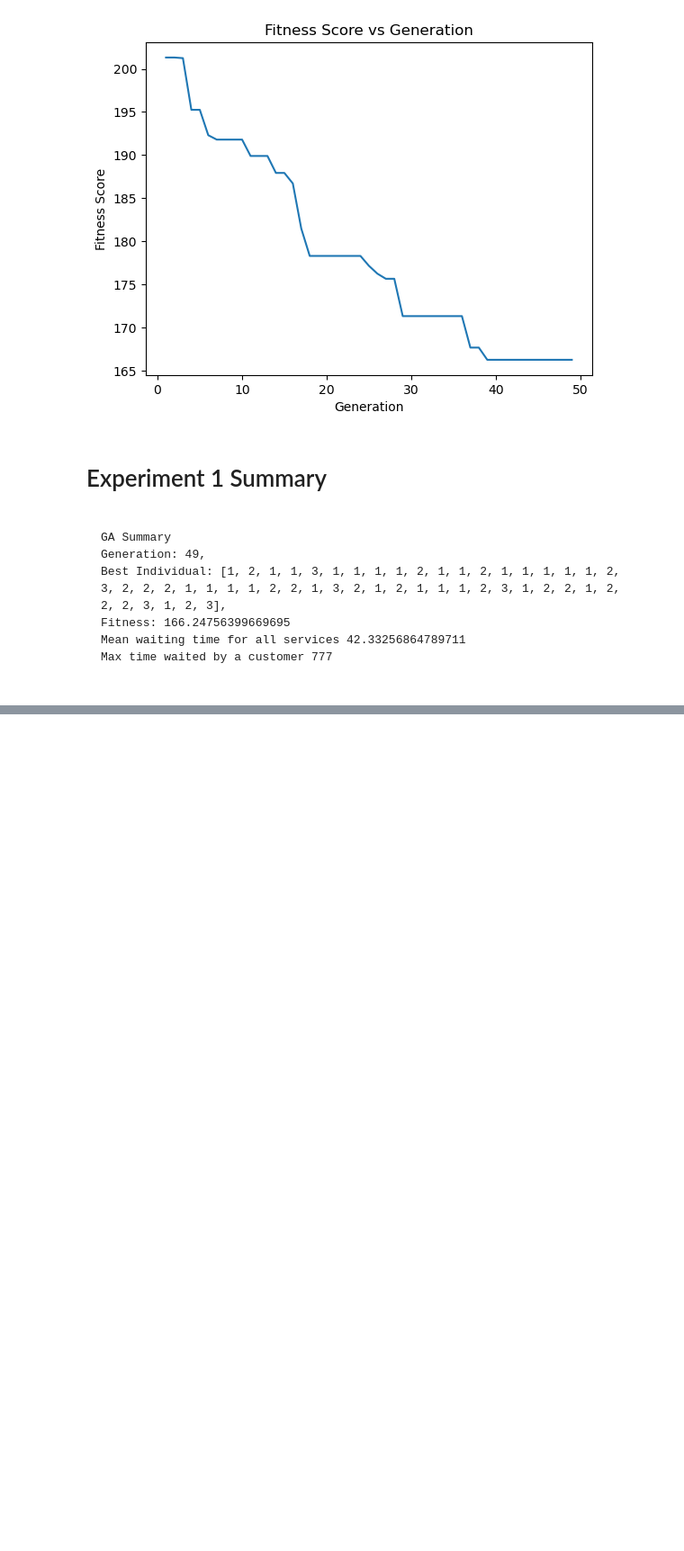
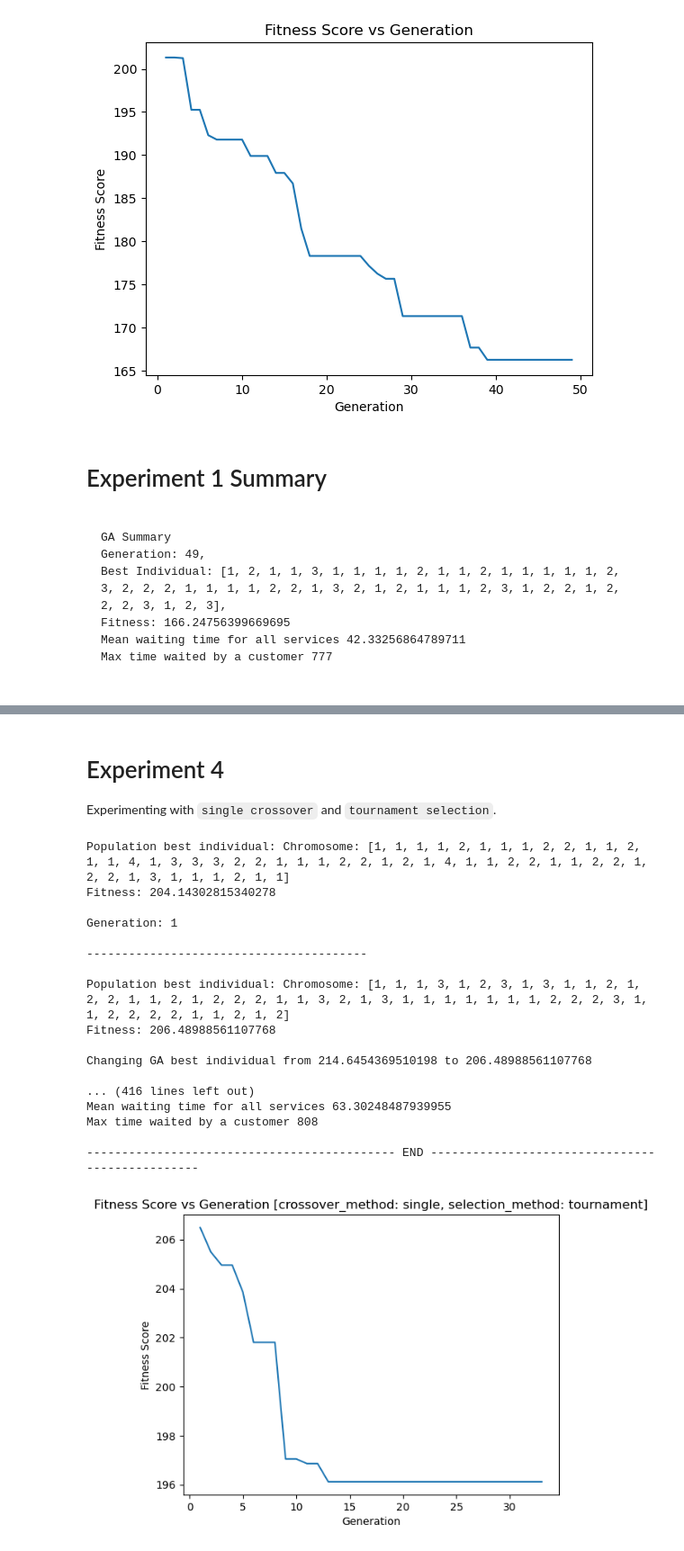
Before and after one commit to ajulthomas/soft-computing, a Jupyter notebook: assignment-2_test/u3253992_ajul_thomas.ipynb, the cells around one changed output, grey strips where cells are left out. Shown: that part at 90% size. Cells and saved outputs as stored; diff of their text form; code cells hidden in the pictures; blank space fills up the shorter version.

```diff
--- a/assignment-2_test/u3253992_ajul_thomas.ipynb
+++ b/assignment-2_test/u3253992_ajul_thomas.ipynb
@@ -58,0 +145,27 @@ Max time waited by a customer 777
+# %% [markdown]
+# Experiment 4
+
+Experimenting with `single crossover` and `tournament selection`.
+# %%
+from main import main
+
+main(crossover_method="single", selection_method="tournament")
+# %% [output]
+Population best individual: Chromosome: [1, 1, 1, 1, 2, 1, 1, 1, 2, 2, 1, 1, 2, 1, 1, 4, 1, 3, 3, 3, 2, 2, 1, 1, 1, 2, 2, 1, 2, 1, 4, 1, 1, 2, 2, 1, 1, 2, 2, 1, 2, 2, 1, 3, 1, 1, 1, 2, 1, 1]
+Fitness: 204.14302815340278
+
+Generation: 1
+
+----------------------------------------
+
+Population best individual: Chromosome: [1, 1, 1, 3, 1, 2, 3, 1, 3, 1, 1, 2, 1, 2, 2, 1, 1, 2, 1, 2, 2, 2, 1, 1, 3, 2, 1, 3, 1, 1, 1, 1, 1, 1, 1, 2, 2, 2, 3, 1, 1, 2, 2, 2, 2, 1, 1, 2, 1, 2]
+Fitness: 206.48988561107768
+
+Changing GA best individual from 214.6454369510198 to 206.48988561107768
+
+... (416 lines left out)
+Mean waiting time for all services 63.30248487939955
+Max time waited by a customer 808
+
+-------------------------------------------- END ------------------------------------------------
+[figure, added]
```
Also changed, not shown: parts of 13 cells of this notebook, 6 other files.
